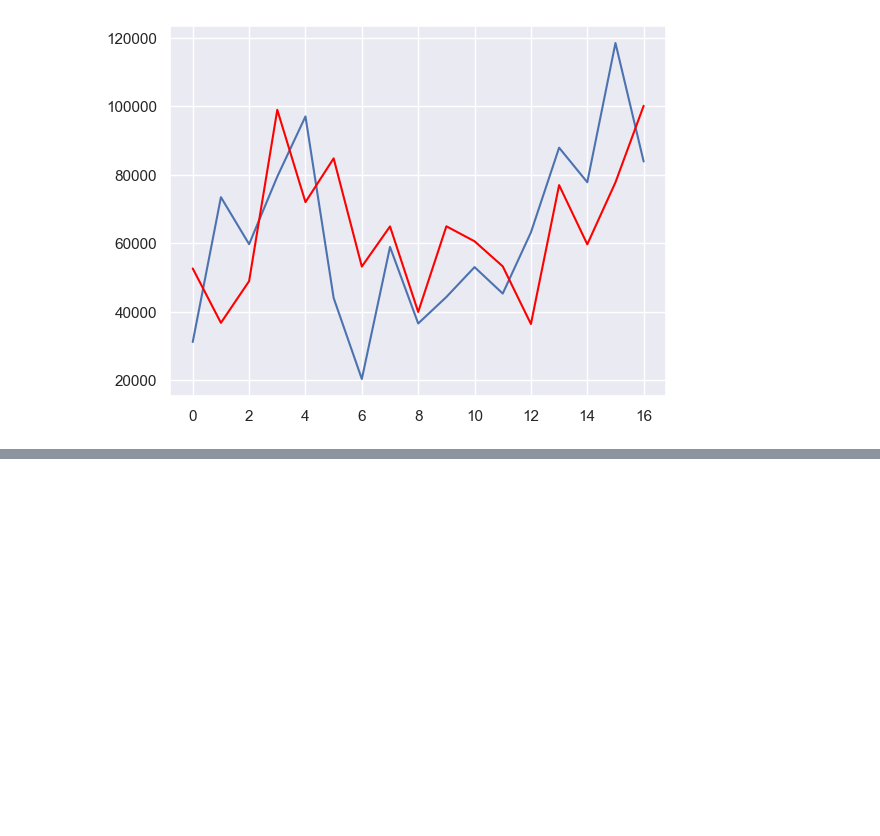
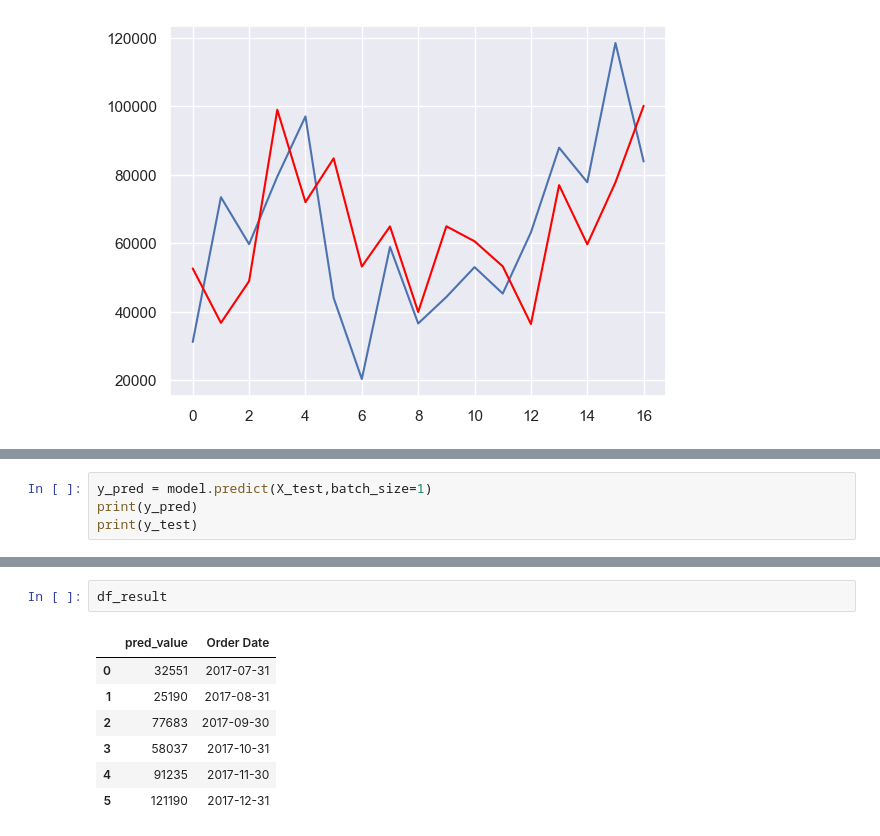
Before and after one commit to Jules098/SuperStore_Sales-Analysis, a Jupyter notebook: src/SuperStore_TimeSeries.ipynb, the cells around one changed output, grey strips where cells are left out. Drawn from its saved outputs; the diff is of its cells as text; blank space fills up the shorter version.

```diff
--- a/src/SuperStore_TimeSeries.ipynb
+++ b/src/SuperStore_TimeSeries.ipynb
@@ -478,0 +640,4 @@ Test RMSE: 23456.861
+# %%
+y_pred = model.predict(X_test,batch_size=1)
+print(y_pred)
+print(y_test)
@@ -478,0 +715,10 @@ Test RMSE: 23456.861
+# %%
+df_result
+# %% [output]
+|  | pred_value | Order Date |
+| 0 | 32551 | 2017-07-31 |
+| 1 | 25190 | 2017-08-31 |
+| 2 | 77683 | 2017-09-30 |
+| 3 | 58037 | 2017-10-31 |
+| 4 | 91235 | 2017-11-30 |
+| 5 | 121190 | 2017-12-31 |
```
Also changed, not shown: parts of 17 cells of this notebook.
